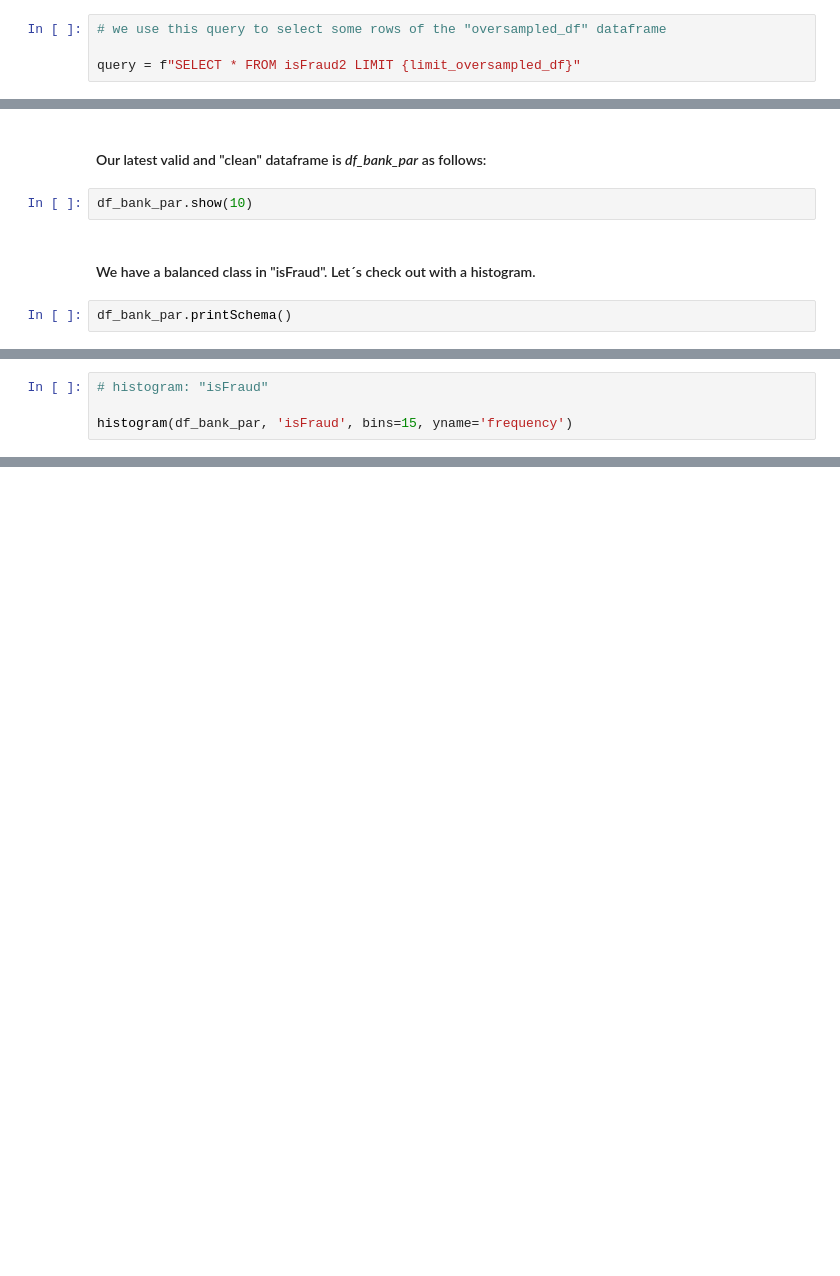
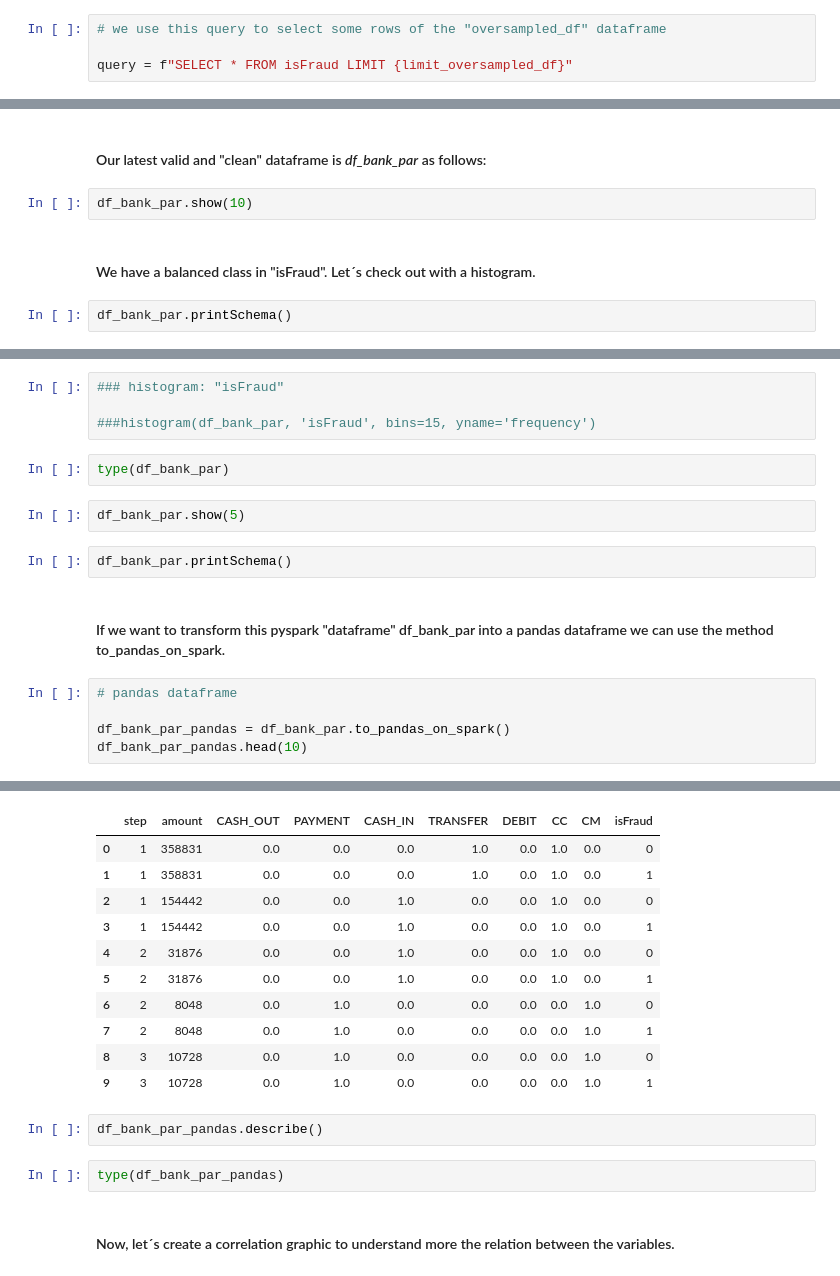
Before and after one commit to AJBrachoRodriguez/Fraud-Detection, a Jupyter notebook: notebook.ipynb, the cells around one changed output, grey strips where cells are left out. Cells and saved outputs as stored; diff of their text form; blank space fills up the shorter version.

```diff
--- a/notebook.ipynb
+++ b/notebook.ipynb
@@ -376,7 +844,7 @@ type(limit_oversampled_df)
 # %%
 # we use this query to select some rows of the "oversampled_df" dataframe
 
-query = f"SELECT * FROM isFraud2 LIMIT {limit_oversampled_df}"
+query = f"SELECT * FROM isFraud LIMIT {limit_oversampled_df}"
 # %%
 oversampled_df = spark.sql(query)
 # %%
@@ -487,4 +1246,18 @@ df_bank_par.printSchema()
 # %%
-# histogram: "isFraud"
+### histogram: "isFraud"
 
-histogram(df_bank_par, 'isFraud', bins=15, yname='frequency')
+###histogram(df_bank_par, 'isFraud', bins=15, yname='frequency')
+# %%
+type(df_bank_par)
+# %%
+df_bank_par.show(5)
+# %%
+df_bank_par.printSchema()
+# %% [markdown]
+#### If we want to transform this pyspark "dataframe" df_bank_par into a pandas dataframe we can use the method to_pandas_on_spark.
+# %%
+# pandas dataframe
+
+df_bank_par_pandas = df_bank_par.to_pandas_on_spark()
+df_bank_par_pandas.head(10)
+# %% [output]
@@ -490,0 +1265,17 @@ histogram(df_bank_par, 'isFraud', bins=15, yname='frequency')
+|  | step | amount | CASH_OUT | PAYMENT | CASH_IN | TRANSFER | DEBIT | CC | CM | isFraud |
+| 0 | 1 | 358831 | 0.0 | 0.0 | 0.0 | 1.0 | 0.0 | 1.0 | 0.0 | 0 |
+| 1 | 1 | 358831 | 0.0 | 0.0 | 0.0 | 1.0 | 0.0 | 1.0 | 0.0 | 1 |
+| 2 | 1 | 154442 | 0.0 | 0.0 | 1.0 | 0.0 | 0.0 | 1.0 | 0.0 | 0 |
+| 3 | 1 | 154442 | 0.0 | 0.0 | 1.0 | 0.0 | 0.0 | 1.0 | 0.0 | 1 |
+| 4 | 2 | 31876 | 0.0 | 0.0 | 1.0 | 0.0 | 0.0 | 1.0 | 0.0 | 0 |
+| 5 | 2 | 31876 | 0.0 | 0.0 | 1.0 | 0.0 | 0.0 | 1.0 | 0.0 | 1 |
+| 6 | 2 | 8048 | 0.0 | 1.0 | 0.0 | 0.0 | 0.0 | 0.0 | 1.0 | 0 |
+| 7 | 2 | 8048 | 0.0 | 1.0 | 0.0 | 0.0 | 0.0 | 0.0 | 1.0 | 1 |
+| 8 | 3 | 10728 | 0.0 | 1.0 | 0.0 | 0.0 | 0.0 | 0.0 | 1.0 | 0 |
+| 9 | 3 | 10728 | 0.0 | 1.0 | 0.0 | 0.0 | 0.0 | 0.0 | 1.0 | 1 |
+# %%
+df_bank_par_pandas.describe()
+# %%
+type(df_bank_par_pandas)
+# %% [markdown]
+#### Now, let´s create a correlation graphic to understand more the relation between the variables.
```
Also changed, not shown: parts of 130 cells of this notebook.
